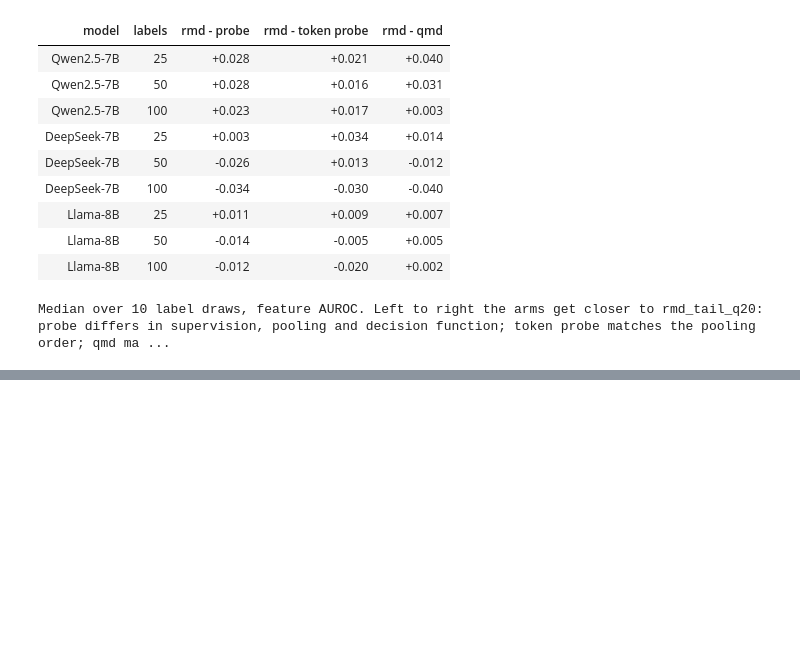
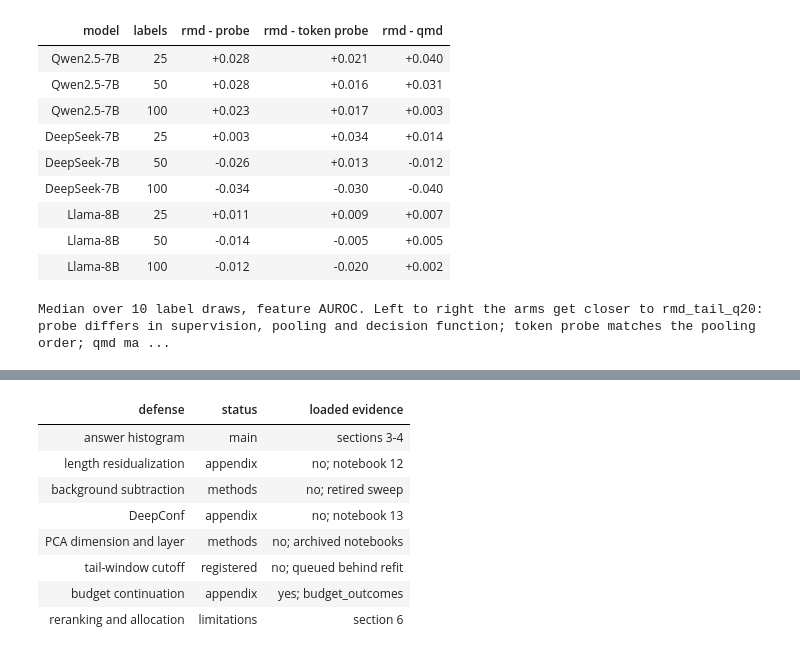
Before and after one commit to djaniak/reasoning-geometry, a Jupyter notebook: notebooks/17_rmd_experiment_ledger.ipynb, the cells around one changed output, grey strips where cells are left out. Cells and saved outputs as stored; diff of their text form; code cells hidden in the pictures; blank space fills up the shorter version.

```diff
--- a/notebooks/17_rmd_experiment_ledger.ipynb
+++ b/notebooks/17_rmd_experiment_ledger.ipynb
@@ -804,39 +806,39 @@ you are Table 1 (which population) and Table 2 (which sign).
 # %%
-frames = []
-for name, run_label in LE_RUNS.items():
-    path = ROOT / "results" / name / "label_efficiency_replicates.csv"
-    if path.exists():
-        frame = pd.read_csv(path)
-        frame.insert(0, "run", run_label)
-        frames.append(frame)
-REPLICATES = pd.concat(frames, ignore_index=True) if frames else pd.DataFrame()
-print(f"REPLICATES: {len(REPLICATES)} rows x {REPLICATES.shape[1]} cols, "
-      f"runs = {sorted(REPLICATES['run'].unique())}")
+DEFENSES = pd.DataFrame([
+    {"defense": "answer histogram", "status": "main", "loaded evidence": "sections 3-4"},
+    {"defense": "length residualization", "status": "appendix", "loaded evidence": "no; notebook 12"},
+    {"defense": "background subtraction", "status": "methods", "loaded evidence": "no; retired sweep"},
+    {"defense": "DeepConf", "status": "appendix", "loaded evidence": "no; notebook 13"},
+    {"defense": "PCA dimension and layer", "status": "methods", "loaded evidence": "no; archived notebooks"},
+    {"defense": "tail-window cutoff", "status": "registered", "loaded evidence": "no; queued behind refit"},
+    {"defense": "budget continuation", "status": "appendix", "loaded evidence": "yes; budget_outcomes"},
+    {"defense": "reranking and allocation", "status": "limitations", "loaded evidence": "section 6"},
+])
+table(
+    DEFENSES,
+    "Table 10 &middot; reviewer defenses and evidence-package status",
+    note=("A defense marked <code>no</code> under loaded evidence remains a "
+          "pointer to historical material. Package its source artifact before "
+          "quoting a number from it in a paper-facing notebook."),
+)
 
-
-def OOF(label, layer):
-    """Per-trace out-of-fold scores for one model at ONE layer.
-
-    The layer is required on purpose: the csv holds a sweep, and a groupby that
-    forgets it averages the geometry columns while length, entropy and logprob
-    reproduce exactly.
-    """
-    path = ROOT / f"results/{label}_bestofn_full/math500/math500_prompt_decomposition_oof.csv"
-    frame = pd.read_csv(path)
-    available = sorted(frame["layer"].unique())
-    if layer not in available:
-        raise ValueError(f"{label} has layers {available}, not {layer}")
-    return frame[frame["layer"] == layer].reset_index(drop=True)
-
-
-print("\nOOF(label, layer) -> per-trace scores. Layers available:")
-for label in MODELS:
-    path = ROOT / f"results/{label}_bestofn_full/math500/math500_prompt_decomposition_oof.csv"
-    if path.exists():
-        head = pd.read_csv(path, usecols=["layer"])
-        print(f"  {label:14s} {[int(x) for x in sorted(head['layer'].unique())]}  "
-              f"(paper uses {CAP[label]['layer']})")
-
-print("\nIn scope: A, REGISTRY, REPLICATES, OOF(), and the frames "
-      "POPS CLOSEST AGREE DIFFICULTY ALLOCATION ALIGN LABELS QMD")
+case = BUDGET.get("continuation_case_study")
+if case:
+    total = case["n_continued"]
+    CONTINUATION = pd.DataFrame([
+        {"outcome": name.replace("_", " "), "n": count, "share": count / total}
+        for name, count in case["outcomes"].items()
+    ])
+    table(
+        CONTINUATION,
+        "Table 11 &middot; DeepSeek-only continuation from 8,192 to 16,384 tokens",
+        note=("A sensitivity case on 50 sampled capped traces. It shows that a "
+              "cap hit can be a budget shortfall. It does not define correctness "
+              "at the original budget, and it does not generalize to the other "
+              "checkpoints or unsampled capped traces."),
+        **{"share": "{:.1%}"},
+    )
+else:
+    CONTINUATION = pd.DataFrame()
+    print("No continuation artifact loaded.")
 # %% [output]
@@ -850,0 +846,9 @@ In scope: A, REGISTRY, REPLICATES, OOF(), and the frames POPS CLOSEST AGREE DIFF
+| defense | status | loaded evidence |
+| answer histogram | main | sections 3-4 |
+| length residualization | appendix | no; notebook 12 |
+| background subtraction | methods | no; retired sweep |
+| DeepConf | appendix | no; notebook 13 |
+| PCA dimension and layer | methods | no; archived notebooks |
+| tail-window cutoff | registered | no; queued behind refit |
+| budget continuation | appendix | yes; budget_outcomes |
+| reranking and allocation | limitations | section 6 |
```
Also changed, not shown: parts of 15 cells of this notebook, 17 other files.
